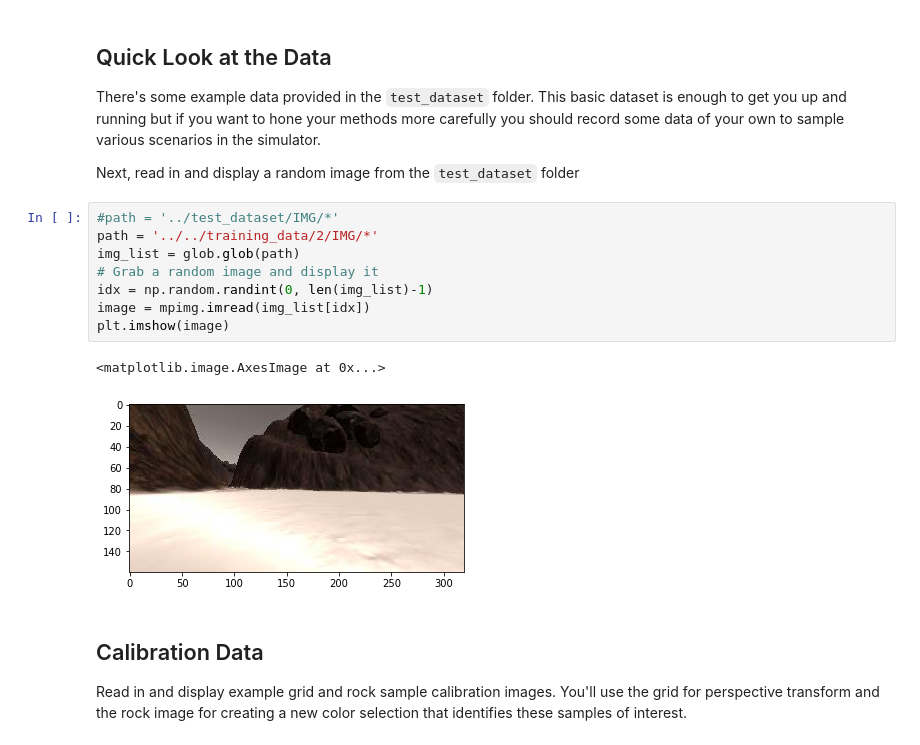
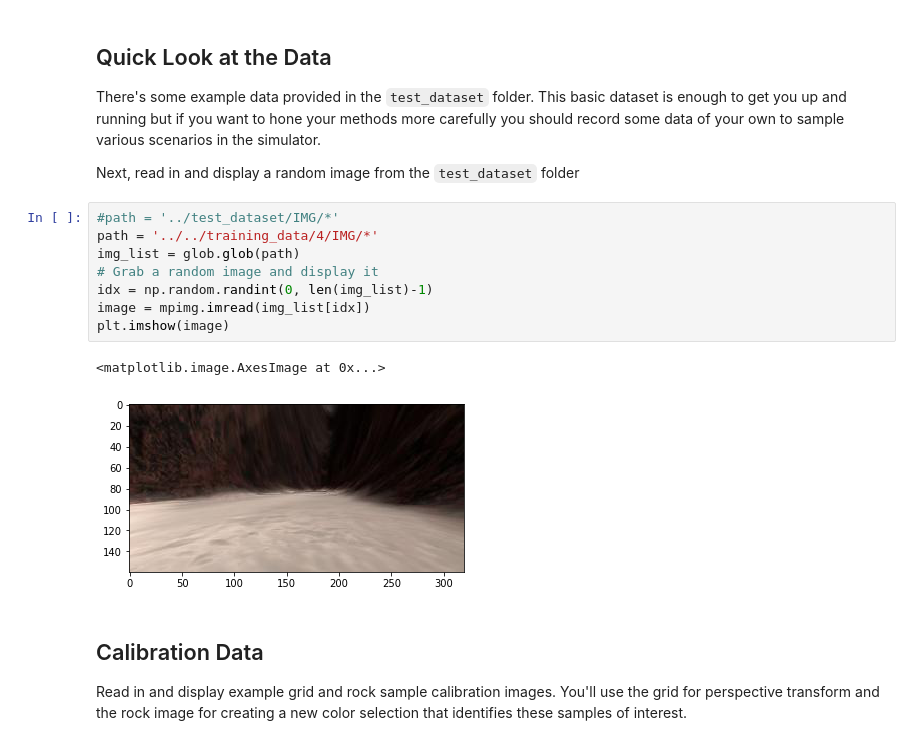
Before and after one commit to GilMe/RoboND-Rover-Project, a Jupyter notebook: code/Rover_Project_Test_Notebook.ipynb, the cells around one changed output. Saved outputs shown, nothing was run; the diff lists cells and outputs as text.

```diff
--- a/code/Rover_Project_Test_Notebook.ipynb
+++ b/code/Rover_Project_Test_Notebook.ipynb
@@ -34,15 +34,15 @@ There's some example data provided in the `test_dataset` folder.  This basic dat
 Next, read in and display a random image from the `test_dataset` folder
 # %%
 #path = '../test_dataset/IMG/*'
-path = '../../training_data/2/IMG/*'
+path = '../../training_data/4/IMG/*'
 img_list = glob.glob(path)
 # Grab a random image and display it
 idx = np.random.randint(0, len(img_list)-1)
 image = mpimg.imread(img_list[idx])
 plt.imshow(image)
 # %% [output]
 <matplotlib.image.AxesImage at 0x...>
-[figure, old version]
+[figure, new version]
 # %% [markdown]
 ## Calibration Data
 Read in and display example grid and rock sample calibration images.  You'll use the grid for perspective transform and the rock image for creating a new color selection that identifies these samples of interest.
```
Also changed, not shown: parts of 5 cells of this notebook, 1 other file.
